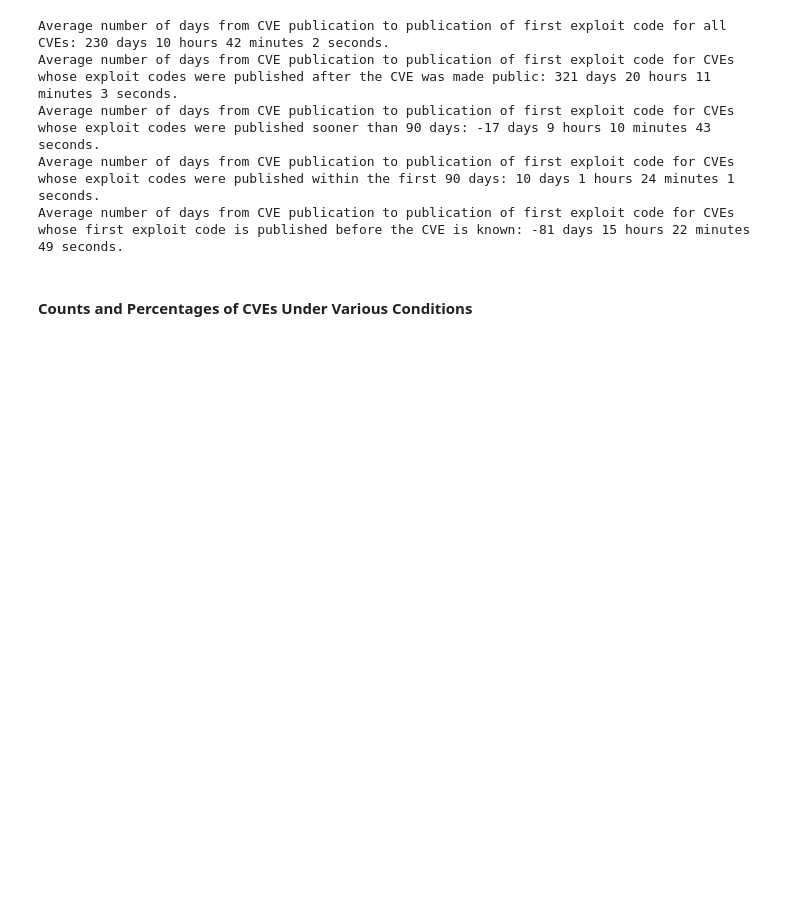
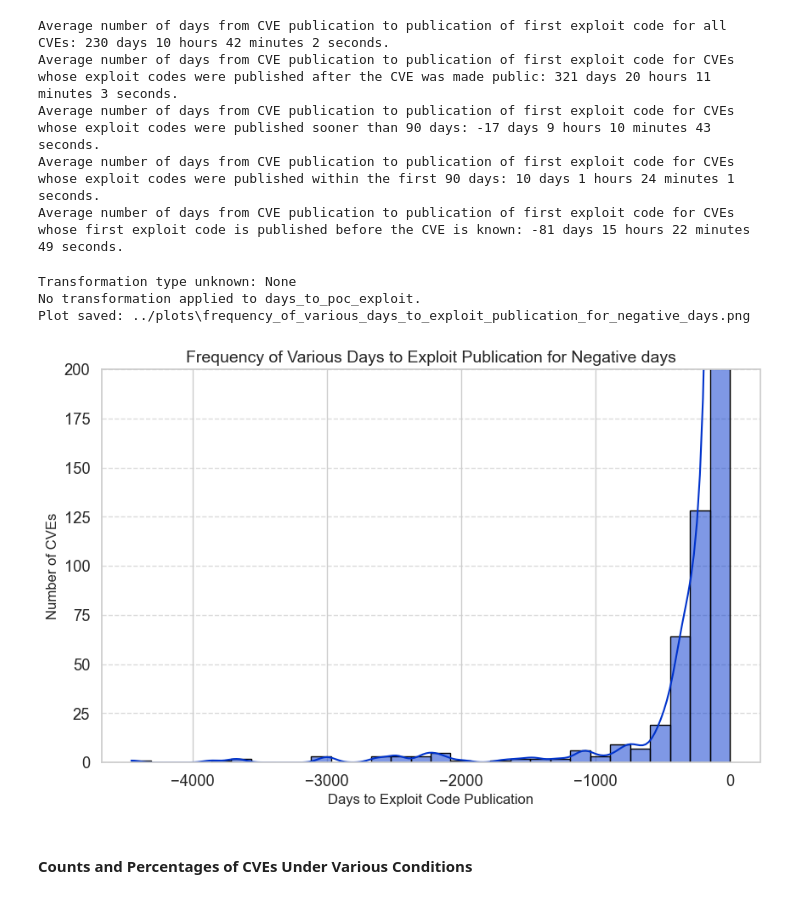
Before and after one commit to JBrocklyAnderson/practice-project, a Jupyter notebook: notebooks/eda.ipynb, the cells around one changed output. Drawn from its saved outputs; the diff is of its cells as text; code cells hidden in the pictures; blank space fills up the shorter version.

```diff
--- a/notebooks/eda.ipynb
+++ b/notebooks/eda.ipynb
@@ -201,6 +174,24 @@ Average number of days from CVE publication to publication of first exploit code
 Average number of days from CVE publication to publication of first exploit code for CVEs whose exploit codes were published sooner than 90 days: -17 days 9 hours 10 minutes 43 seconds.
 Average number of days from CVE publication to publication of first exploit code for CVEs whose exploit codes were published within the first 90 days: 10 days 1 hours 24 minutes 1 seconds.
 Average number of days from CVE publication to publication of first exploit code for CVEs whose first exploit code is published before the CVE is known: -81 days 15 hours 22 minutes 49 seconds.
+# %%
+# Plot histograms
+plotter.plot_histogram(
+    neg_df,
+    column='days_to_poc_exploit',
+    title='Frequency of Various Days to Exploit Publication for Negative days',
+    xlabel='Days to Exploit Code Publication',
+    ylabel='Number of CVEs',
+    # bins=np.arange(0, df['cvss'].max() + 1, 1),
+    alpha=0.5,
+    # ylim=(0, 200)
+    ylim=(0, 200)
+)
+# %% [output]
+Transformation type unknown: None
+No transformation applied to days_to_poc_exploit.
+Plot saved: ../plots\frequency_of_various_days_to_exploit_publication_for_negative_days.png
+[figure, added]
 # %% [markdown]
 #### Counts and Percentages of CVEs Under Various Conditions
 # %%
```
Also changed, not shown: parts of 2 cells of this notebook, 2 other files.
